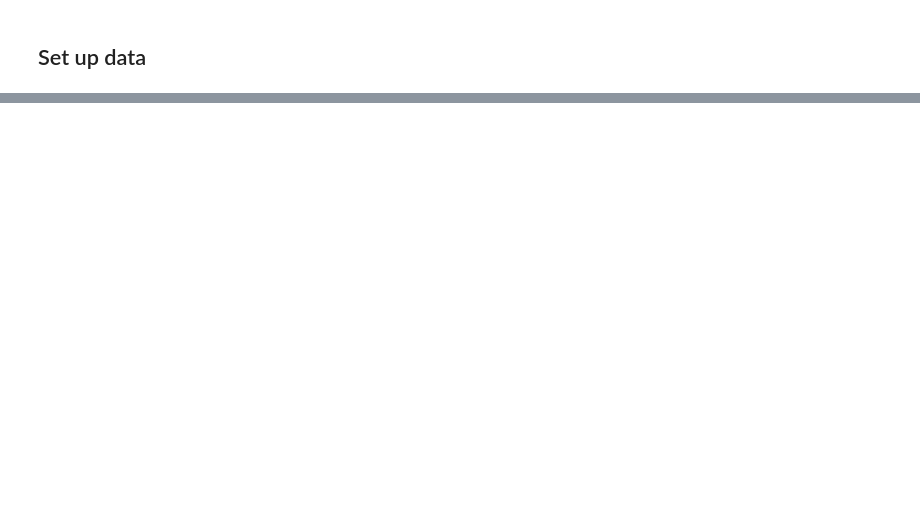
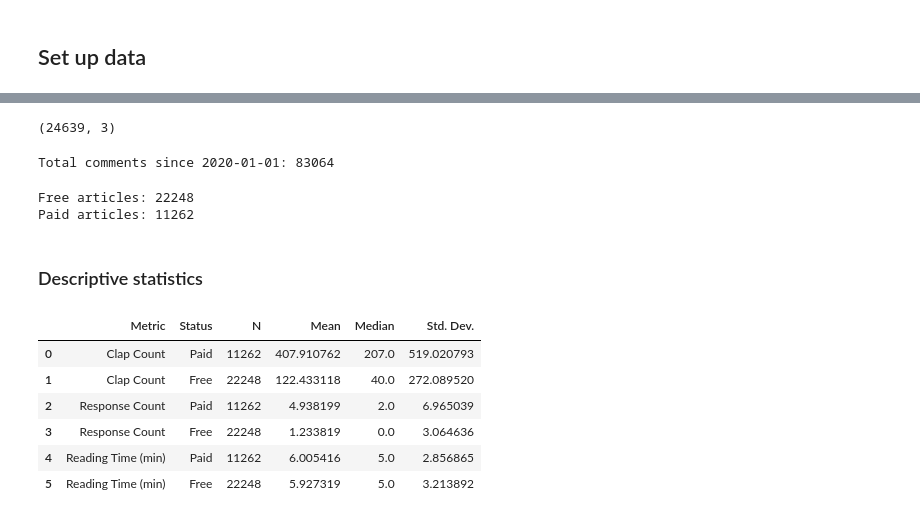
Before and after one commit to M-Enderle/Medium-Mining, a Jupyter notebook: notebooks/analyze.ipynb, the cells around one changed output, grey strips where cells are left out. Cells and saved outputs as stored; diff of their text form; code cells hidden in the pictures; blank space fills up the shorter version.

```diff
--- a/notebooks/analyze.ipynb
+++ b/notebooks/analyze.ipynb
@@ -131,0 +85,3 @@ Passing `palette` without assigning `hue` is deprecated and will be removed in v
+# %%
+free_articles_df = articles_filtered[articles_filtered["is_free"] == True]
+paid_articles_df = articles_filtered[articles_filtered["is_free"] == False]
@@ -131,0 +90,65 @@ Passing `palette` without assigning `hue` is deprecated and will be removed in v
+# %%
+# get all author IDs that appear in any article
+article_author_ids = articles_filtered["author_id"].unique()
+
+# convert to native Python ints for DuckDB
+author_ids = [int(x) for x in article_author_ids]
+
+# select only those authors
+authors_df = pd.read_sql(
+    session.query(Author)
+           .filter(Author.id.in_(author_ids))
+           .statement,
+    session.bind
+)
+authors_df.shape
+# %% [output]
+(24639, 3)
+# %%
+total_comments = articles_filtered["comments_count"].sum()
+print(f"Total comments since 2020-01-01: {total_comments}")
+# %% [output]
+Total comments since 2020-01-01: 83064
+# %%
+# Count how many free vs paid articles (filtered by date and language)
+free_count = len(free_articles_df)
+paid_count = len(paid_articles_df)
+
+print(f"Free articles: {free_count}")
+print(f"Paid articles: {paid_count}")
+# %% [output]
+Free articles: 22248
+Paid articles: 11262
+# %% [markdown]
+### Descriptive statistics
+# %%
+# Compute descriptive statistics for key metrics by premium status
+metrics = {
+    'claps': 'Clap Count',
+    'comments_count': 'Response Count',
+    'read_time': 'Reading Time (min)'
+}
+
+rows = []
+for metric, name in metrics.items():
+    for status, df in [('Paid', paid_articles_df), ('Free', free_articles_df)]:
+        s = df[metric]
+        rows.append({
+            'Metric': name,
+            'Status': status,
+            'N': s.count(),
+            'Mean': s.mean(),
+            'Median': s.median(),
+            'Std. Dev.': s.std()
+        })
+
+table1 = pd.DataFrame(rows)
+table1
+# %% [output]
+|  | Metric | Status | N | Mean | Median | Std. Dev. |
+| 0 | Clap Count | Paid | 11262 | 407.910762 | 207.0 | 519.020793 |
+| 1 | Clap Count | Free | 22248 | 122.433118 | 40.0 | 272.089520 |
+| 2 | Response Count | Paid | 11262 | 4.938199 | 2.0 | 6.965039 |
+| 3 | Response Count | Free | 22248 | 1.233819 | 0.0 | 3.064636 |
+| 4 | Reading Time (min) | Paid | 11262 | 6.005416 | 5.0 | 2.856865 |
+| 5 | Reading Time (min) | Free | 22248 | 5.927319 | 5.0 | 3.213892 |
```
Also changed, not shown: parts of 17 cells of this notebook, 11 other files.
